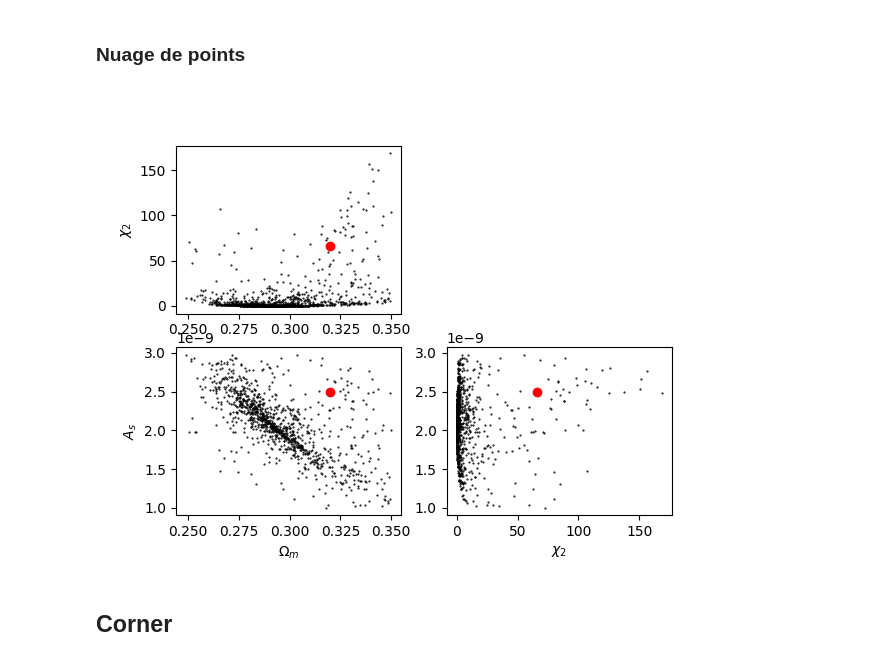
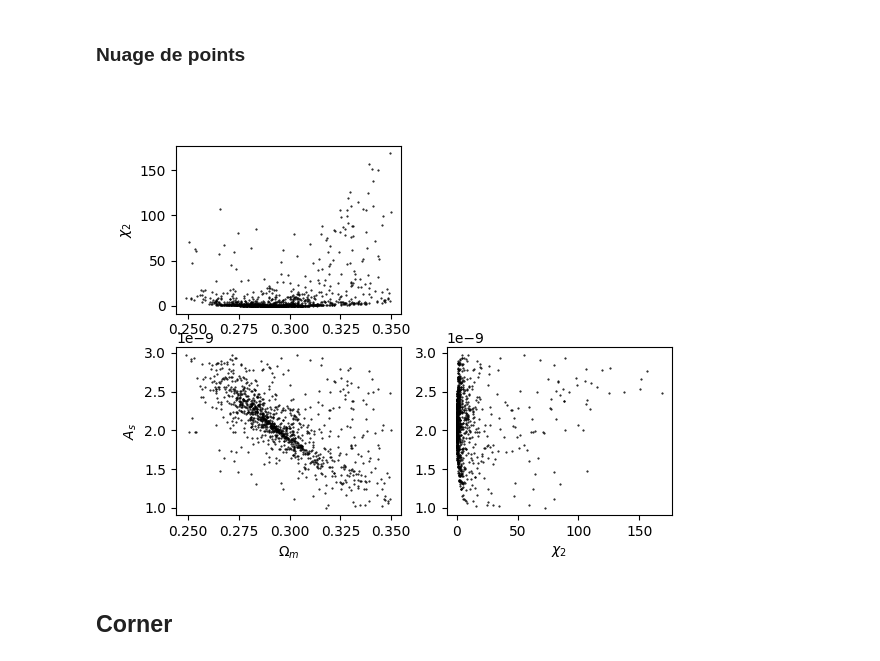
Before and after one commit to Thomas054/My_hmf, a Jupyter notebook: Read_data.ipynb, the cells around one changed output. Cells and saved outputs as stored; diff of their text form; code cells hidden in the pictures.

```diff
--- a/Read_data.ipynb
+++ b/Read_data.ipynb
@@ -128,25 +128,25 @@ plt.show()
 # %%
 plt.figure()
 
 plt.subplot(2, 2, 1)
 plt.plot(Om,chi2, '.', color='black', markersize=1)
-plt.plot(Om[0],chi2[0], 'ro')
+# plt.plot(Om[0],chi2[0], 'ro')
 plt.ylabel(r"$\chi_2$")
 
 plt.subplot(2, 2, 3)
 plt.plot(Om, As, '.', color='black', markersize=1)
-plt.plot(Om[0],As[0], 'ro')
+# plt.plot(Om[0],As[0], 'ro')
 plt.xlabel(r"$\Omega_m$")
 plt.ylabel(r"$A_s$")
 
 plt.subplot(2, 2, 4)
 plt.plot(chi2,As, '.', color='black', markersize=1)
-plt.plot(chi2[0],As[0], 'ro')
+# plt.plot(chi2[0],As[0], 'ro')
 plt.xlabel(r"$\chi_2$")
 
 plt.show()
 # %% [output]
-[figure, old version]
+[figure, new version]
 # %% [markdown]
 ## Corner
 # %%
```
Also changed, not shown: 4 other files.
